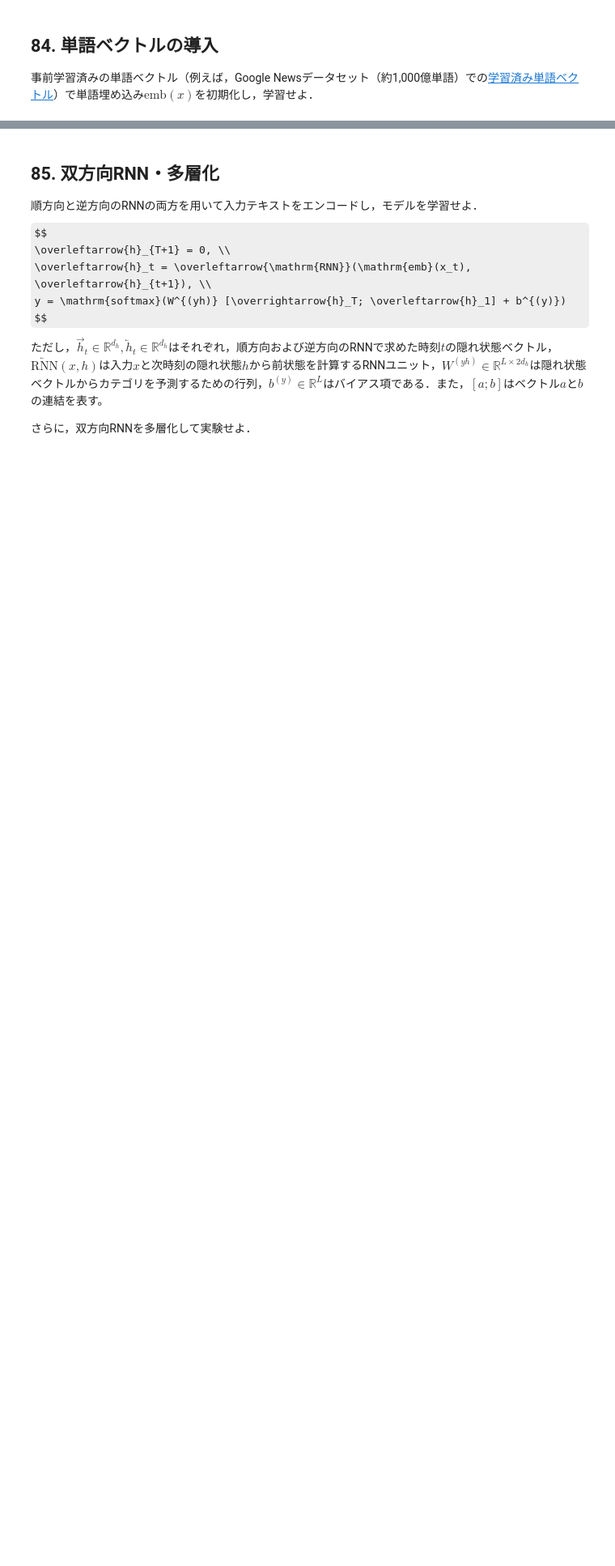
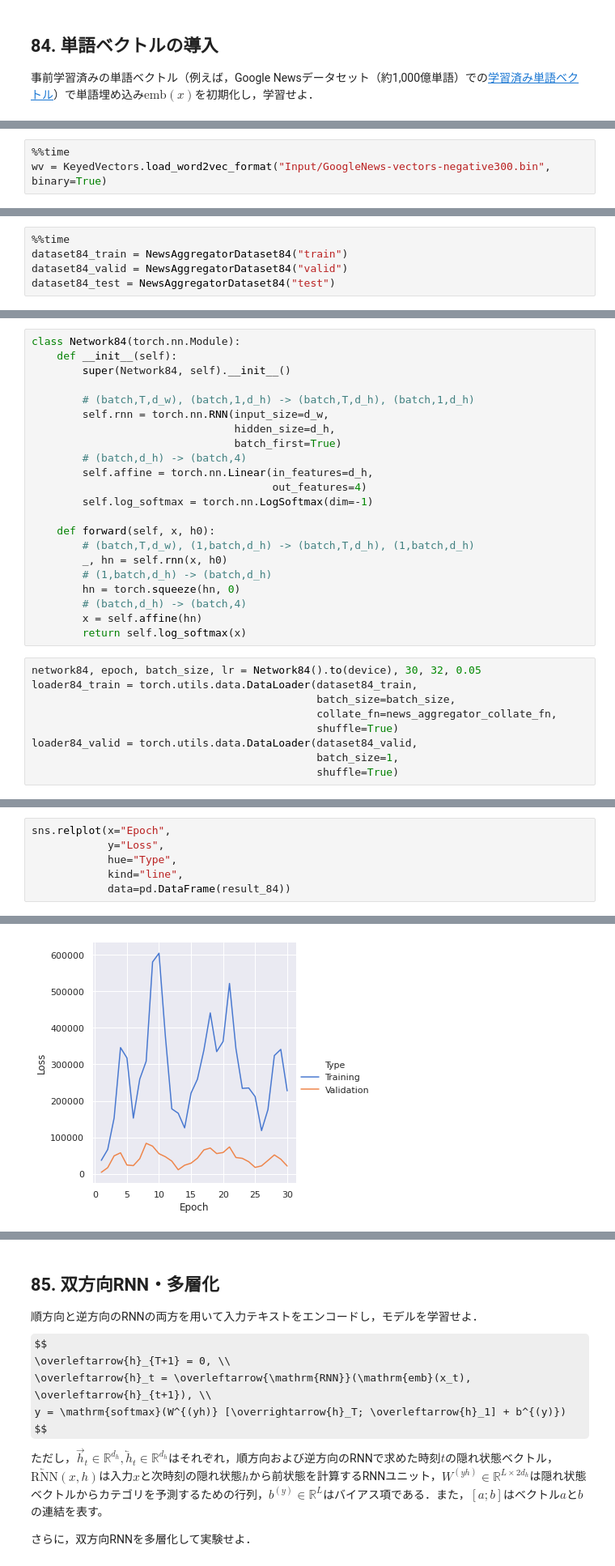
Before and after one commit to infhyroyage/PracticeNLP100Knocks2020, a Jupyter notebook: Chapter09.ipynb, the cells around one changed output, grey strips where cells are left out. Shown: that part at 81% size. Saved outputs shown, nothing was run; the diff lists cells and outputs as text; some formulas as TeX source; blank space fills up the shorter version.

```diff
--- a/Chapter09.ipynb
+++ b/Chapter09.ipynb
@@ -378,0 +391,3 @@ sns.relplot(x="Epoch",
+# %%
+%%time
+wv = KeyedVectors.load_word2vec_format("Input/GoogleNews-vectors-negative300.bin", binary=True)
@@ -378,0 +428,5 @@ sns.relplot(x="Epoch",
+# %%
+%%time
+dataset84_train = NewsAggregatorDataset84("train")
+dataset84_valid = NewsAggregatorDataset84("valid")
+dataset84_test = NewsAggregatorDataset84("test")
@@ -378,0 +436,31 @@ sns.relplot(x="Epoch",
+# %%
+class Network84(torch.nn.Module):
+    def __init__(self):
+        super(Network84, self).__init__()
+
+        # (batch,T,d_w), (batch,1,d_h) -> (batch,T,d_h), (batch,1,d_h)
+        self.rnn = torch.nn.RNN(input_size=d_w,
+                                hidden_size=d_h,
+                                batch_first=True)
+        # (batch,d_h) -> (batch,4)
+        self.affine = torch.nn.Linear(in_features=d_h,
+                                      out_features=4)
+        self.log_softmax = torch.nn.LogSoftmax(dim=-1)
+
+    def forward(self, x, h0):
+        # (batch,T,d_w), (1,batch,d_h) -> (batch,T,d_h), (1,batch,d_h)
+        _, hn = self.rnn(x, h0)
+        # (1,batch,d_h) -> (batch,d_h)
+        hn = torch.squeeze(hn, 0)
+        # (batch,d_h) -> (batch,4)
+        x = self.affine(hn)
+        return self.log_softmax(x)
+# %%
+network84, epoch, batch_size, lr = Network84().to(device), 30, 32, 0.05
+loader84_train = torch.utils.data.DataLoader(dataset84_train,
+                                             batch_size=batch_size,
+                                             collate_fn=news_aggregator_collate_fn,
+                                             shuffle=True)
+loader84_valid = torch.utils.data.DataLoader(dataset84_valid,
+                                             batch_size=1,
+                                             shuffle=True)
@@ -378,0 +536,7 @@ sns.relplot(x="Epoch",
+# %%
+sns.relplot(x="Epoch",
+            y="Loss",
+            hue="Type",
+            kind="line",
+            data=pd.DataFrame(result_84))
+# %% [output]
@@ -378,0 +544 @@ sns.relplot(x="Epoch",
+[figure, added]
```
Also changed, not shown: parts of 11 cells of this notebook.
